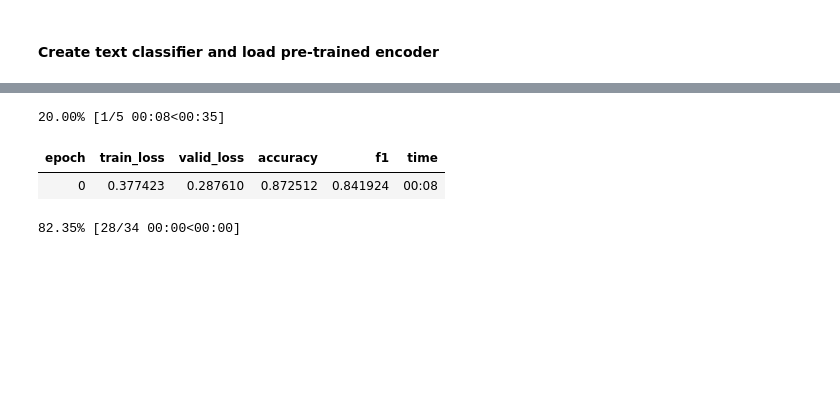
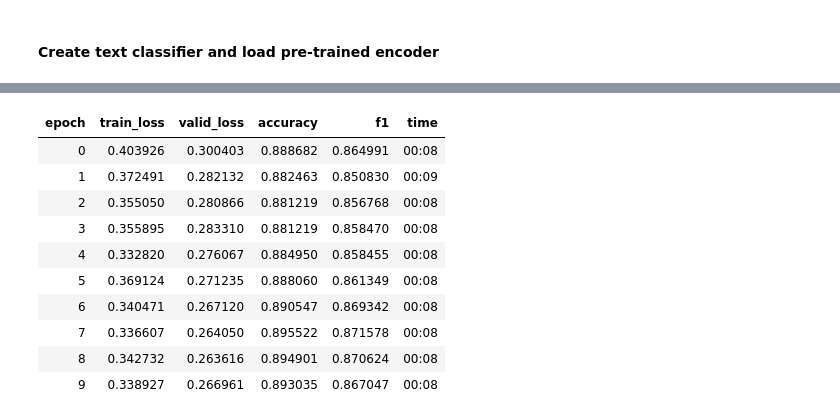
Before and after one commit to Sylar257/Non-English-language-NLP, a Jupyter notebook: Vietnamese Sentiment Analysis.ipynb, the cells around one changed output, grey strips where cells are left out. Cells and saved outputs as stored; diff of their text form; code cells hidden in the pictures; blank space fills up the shorter version.

```diff
--- a/Vietnamese Sentiment Analysis.ipynb
+++ b/Vietnamese Sentiment Analysis.ipynb
@@ -297,8 +301,15 @@ LR Finder is complete, type {learner_name}.recorder.plot() to see the graph.
 # %%
 lr = 2e-3
-learn_c.fit_one_cycle(5, lr, moms=(0.8, 0.7))
+learn_c.fit_one_cycle(10, lr, moms=(0.8, 0.7))
 # %% [output]
-20.00% [1/5 00:08<00:35]
 | epoch | train_loss | valid_loss | accuracy | f1 | time |
-| 0 | 0.377423 | 0.287610 | 0.872512 | 0.841924 | 00:08 |
+| 0 | 0.403926 | 0.300403 | 0.888682 | 0.864991 | 00:08 |
+| 1 | 0.372491 | 0.282132 | 0.882463 | 0.850830 | 00:09 |
+| 2 | 0.355050 | 0.280866 | 0.881219 | 0.856768 | 00:08 |
+| 3 | 0.355895 | 0.283310 | 0.881219 | 0.858470 | 00:08 |
+| 4 | 0.332820 | 0.276067 | 0.884950 | 0.858455 | 00:08 |
+| 5 | 0.369124 | 0.271235 | 0.888060 | 0.861349 | 00:08 |
+| 6 | 0.340471 | 0.267120 | 0.890547 | 0.869342 | 00:08 |
+| 7 | 0.336607 | 0.264050 | 0.895522 | 0.871578 | 00:08 |
+| 8 | 0.342732 | 0.263616 | 0.894901 | 0.870624 | 00:08 |
+| 9 | 0.338927 | 0.266961 | 0.893035 | 0.867047 | 00:08 |
-82.35% [28/34 00:00<00:00]
```
Also changed, not shown: parts of 22 cells of this notebook.
